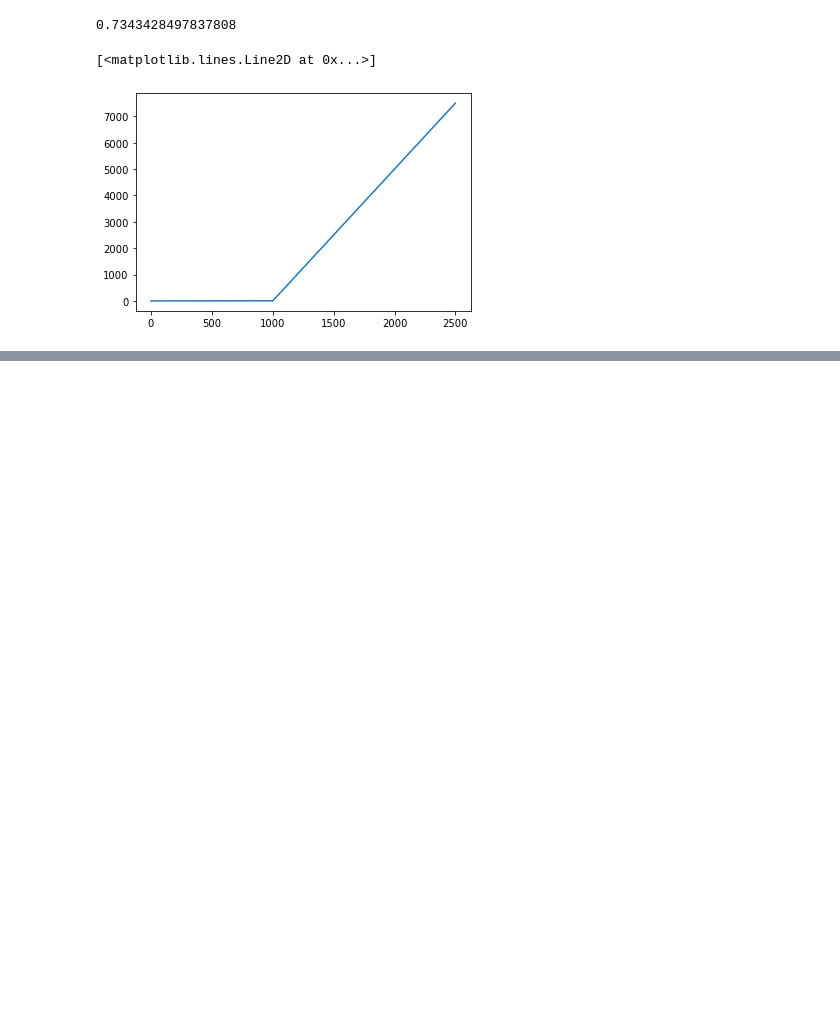
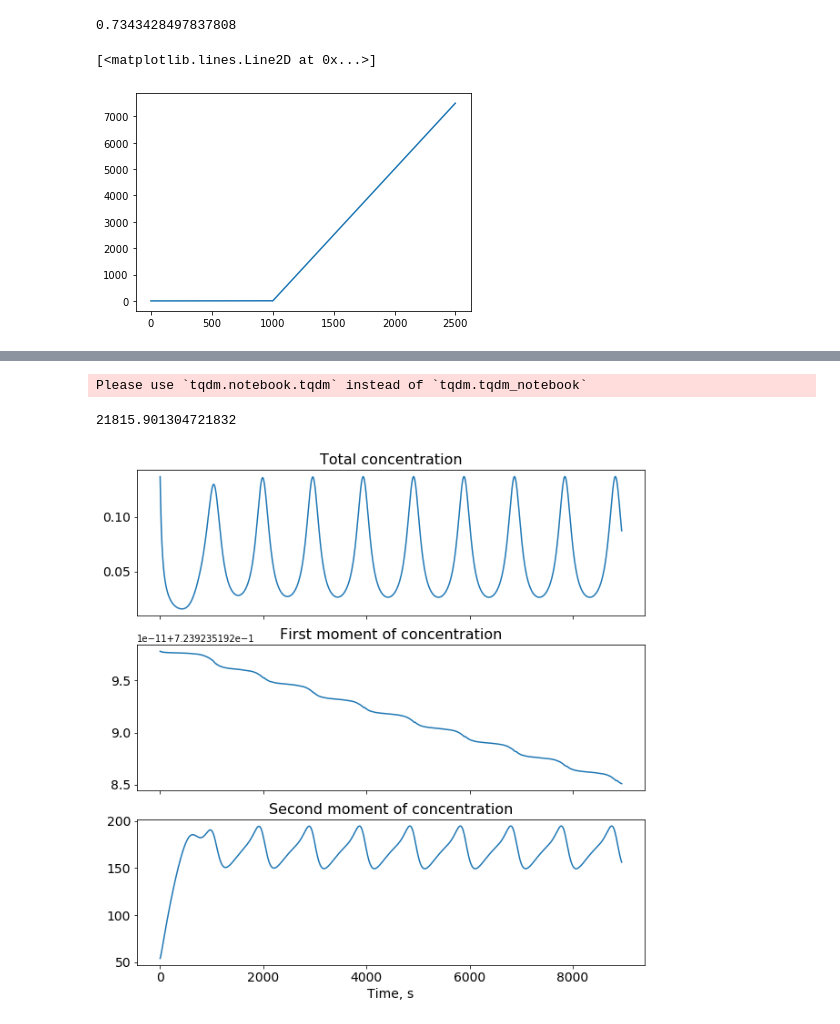
Before and after one commit to mousebaiker/SmolOsc, a Jupyter notebook: Kinetics.ipynb, the cells around one changed output, grey strips where cells are left out. Saved outputs shown, nothing was run; the diff lists cells and outputs as text; code cells hidden in the pictures; blank space fills up the shorter version.

```diff
--- a/Kinetics.ipynb
+++ b/Kinetics.ipynb
@@ -572,0 +630,48 @@ initializer @ k
+# %%
+np.seterr(all='raise')
+
+sim = simulation.FastSimulation(num_equations=2**15 - 1, dt=0.0001, lmbda=0.005, alpha=0.9)
+sim.concentration = np.copy(new_res[-1])
+sim_cons = []
+sim_firsts = []
+sim_seconds = []
+sim_results = []
+# %%
+num_iterations = 7000 * 1000 # 2000 * 1000 done
+num_iterations_per_step = 1000
+num_steps = num_iterations // num_iterations_per_step
+k = np.arange(0, 2**15)
+ksq = k**2
+ts = np.arange(num_steps) * (sim.dt * num_iterations_per_step)
+start = time.time()
+for i in tqdm.tqdm_notebook(range(num_steps)):
+    conc = sim.run_simulation(num_iterations_per_step)
+    sim_cons.append(np.sum(conc))
+    sim_firsts.append(k @ conc)
+    sim_seconds.append(ksq @ conc)
+    sim_results.append(np.copy(conc))
+print(time.time() - start)
+# %% [output]
+Please use `tqdm.notebook.tqdm` instead of `tqdm.tqdm_notebook`
+21815.901304721832
+# %%
+np.seterr(all='ignore')
+
+fig, ax = plt.subplots(3, figsize=(10, 10), sharex=True)
+ax[0].plot(sim_cons[50:])
+ax[0].set_title('Total concentration',fontsize=16)
+ax[1].plot(sim_firsts[50:])
+ax[1].set_title('First moment of concentration', fontsize=16)
+ax[2].plot(sim_seconds[50:])
+ax[2].set_title('Second moment of concentration', fontsize=16)
+
+
+ax[2].set_xlabel('Time, s', fontsize=14)
+ax[0].tick_params(axis='both', which='major', labelsize=14)
+ax[0].tick_params(axis='both', which='minor', labelsize=14)
+ax[1].tick_params(axis='both', which='major', labelsize=14)
+ax[1].tick_params(axis='both', which='minor', labelsize=14)
+ax[2].tick_params(axis='both', which='major', labelsize=14)
+ax[2].tick_params(axis='both', which='minor', labelsize=14)
+# %% [output]
+[figure, added]
```
Also changed, not shown: parts of 11 cells of this notebook.
